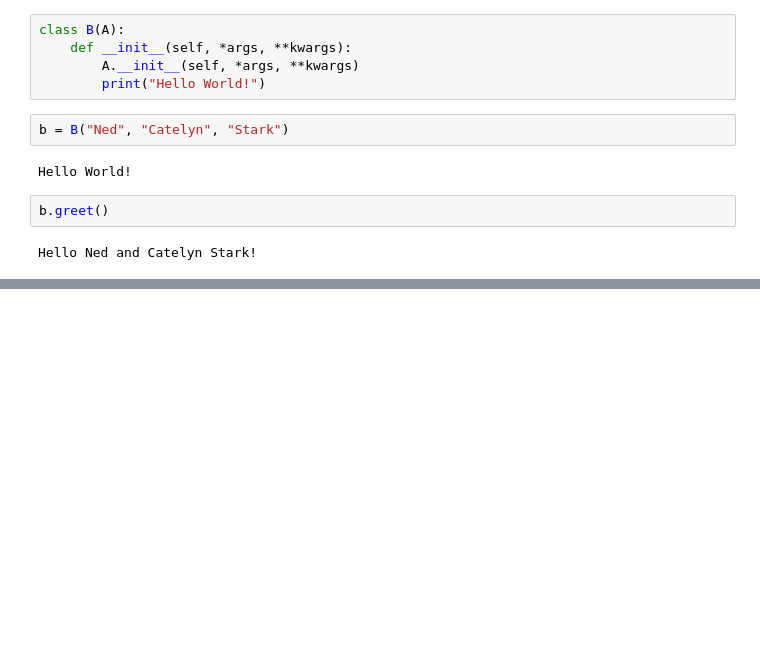
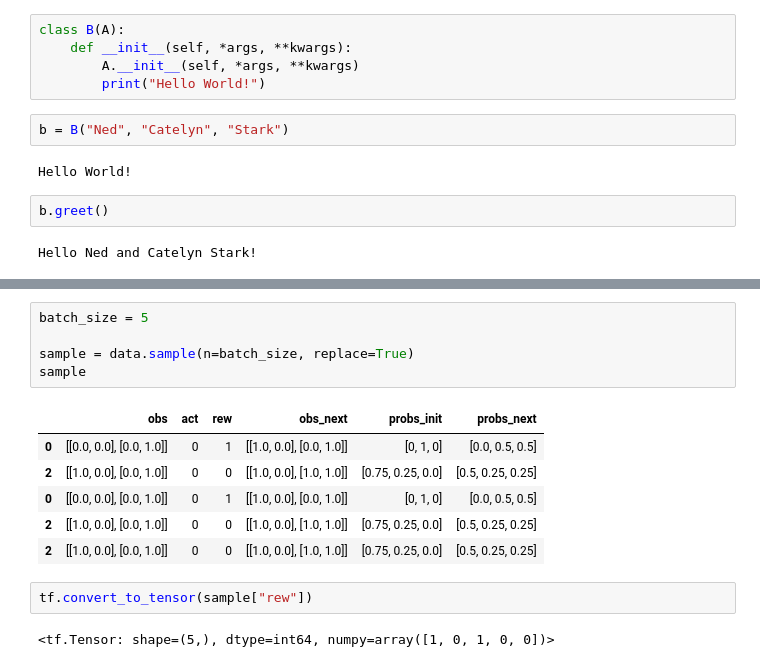
Before and after one commit to MrWhiteRichard/dice_rl_sepsis, a Jupyter notebook: test.ipynb, the cells around one changed output, grey strips where cells are left out. Drawn from its saved outputs; the diff is of its cells as text; blank space fills up the shorter version.

```diff
--- a/test.ipynb
+++ b/test.ipynb
@@ -180,0 +648,16 @@ Hello Ned and Catelyn Stark!
+# %%
+batch_size = 5
+
+sample = data.sample(n=batch_size, replace=True)
+sample
+# %% [output]
+|  | obs | act | rew | obs_next | probs_init | probs_next |
+| 0 | [[0.0, 0.0], [0.0, 1.0]] | 0 | 1 | [[1.0, 0.0], [0.0, 1.0]] | [0, 1, 0] | [0.0, 0.5, 0.5] |
+| 2 | [[1.0, 0.0], [0.0, 1.0]] | 0 | 0 | [[1.0, 0.0], [1.0, 1.0]] | [0.75, 0.25, 0.0] | [0.5, 0.25, 0.25] |
+| 0 | [[0.0, 0.0], [0.0, 1.0]] | 0 | 1 | [[1.0, 0.0], [0.0, 1.0]] | [0, 1, 0] | [0.0, 0.5, 0.5] |
+| 2 | [[1.0, 0.0], [0.0, 1.0]] | 0 | 0 | [[1.0, 0.0], [1.0, 1.0]] | [0.75, 0.25, 0.0] | [0.5, 0.25, 0.25] |
+| 2 | [[1.0, 0.0], [0.0, 1.0]] | 0 | 0 | [[1.0, 0.0], [1.0, 1.0]] | [0.75, 0.25, 0.0] | [0.5, 0.25, 0.25] |
+# %%
+tf.convert_to_tensor(sample["rew"])
+# %% [output]
+<tf.Tensor: shape=(5,), dtype=int64, numpy=array([1, 0, 1, 0, 0])>
```
Also changed, not shown: parts of 34 cells of this notebook.
